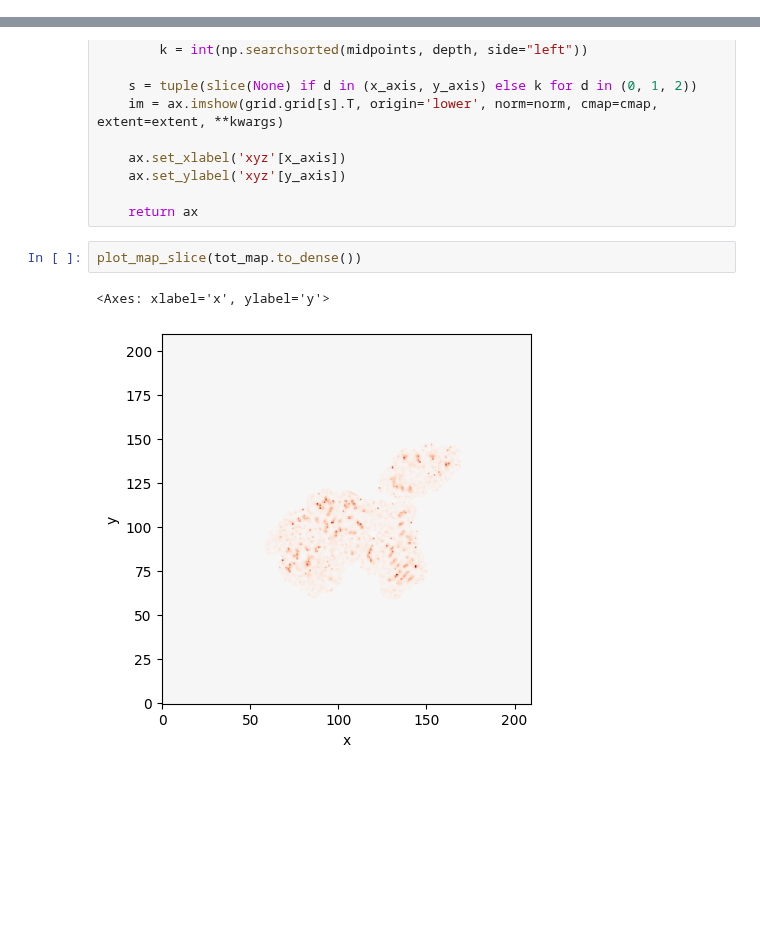
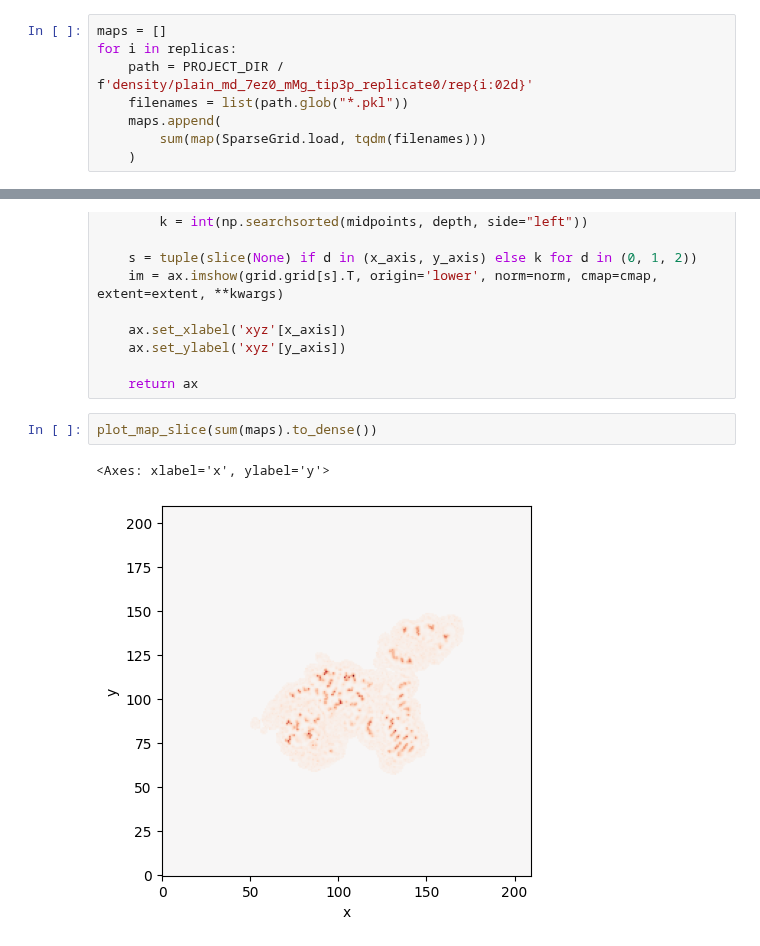
Before and after one commit to ollyfutur/mg_sampling, a Jupyter notebook: notebooks/08-Forward.ipynb, the cells around one changed output, grey strips where cells are left out. Saved outputs shown, nothing was run; the diff lists cells and outputs as text; blank space fills up the shorter version.

```diff
--- a/notebooks/08-Forward.ipynb
+++ b/notebooks/08-Forward.ipynb
@@ -146,0 +123,8 @@ KeyboardInterrupt:
+# %%
+maps = []
+for i in replicas:
+    path = PROJECT_DIR / f'density/plain_md_7ez0_mMg_tip3p_replicate0/rep{i:02d}'
+    filenames = list(path.glob("*.pkl"))
+    maps.append(
+        sum(map(SparseGrid.load, tqdm(filenames)))
+    )
@@ -174,7 +171,7 @@ def plot_map_slice(grid: Grid, plane='xy', depth=0.5, depth_mode='fraction', nor
 
     return ax
 # %%
-plot_map_slice(tot_map.to_dense())
+plot_map_slice(sum(maps).to_dense())
 # %% [output]
 <Axes: xlabel='x', ylabel='y'>
-[figure, old version]
+[figure, new version]
```
Also changed, not shown: parts of 12 cells of this notebook, 7 other files.
